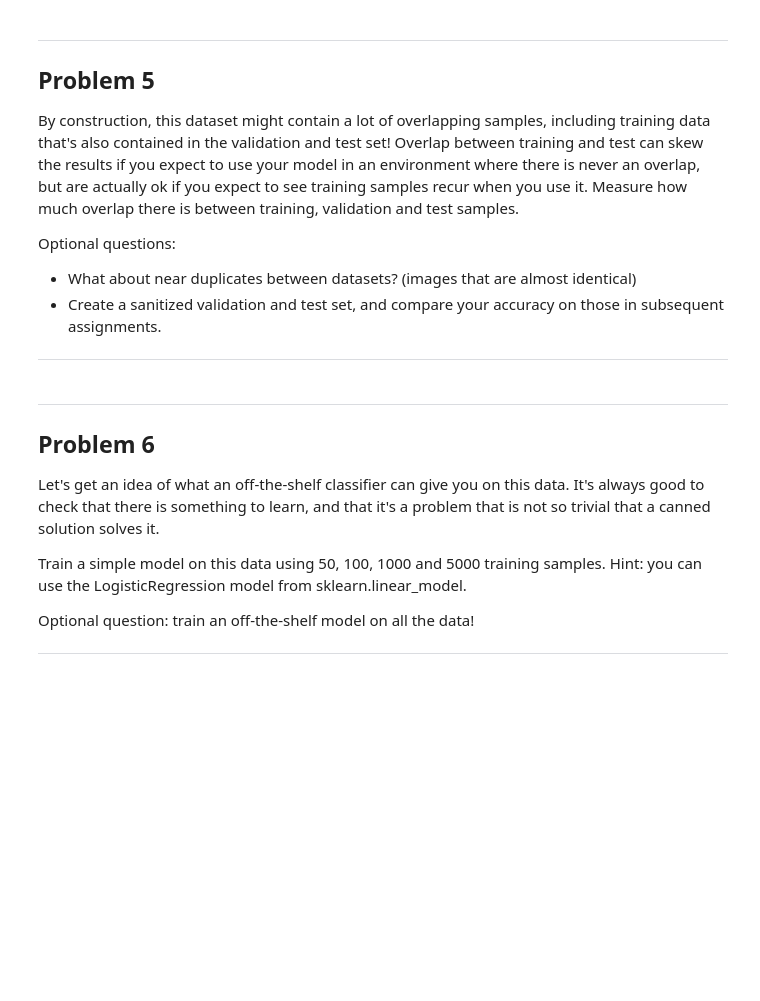
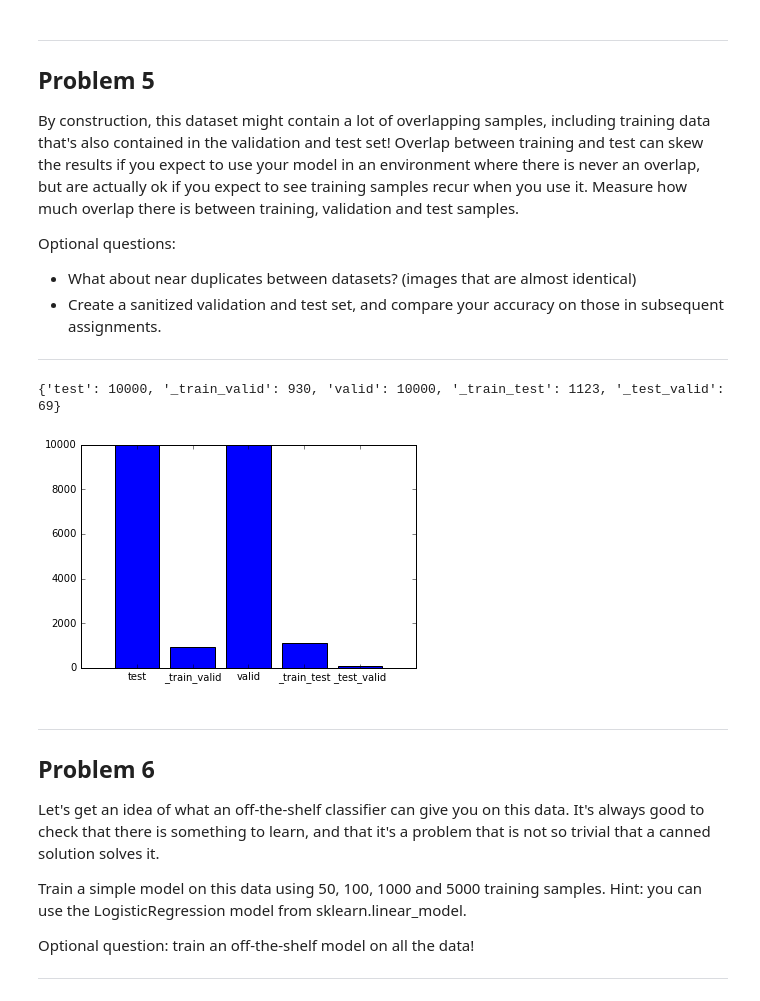
Before and after one commit to nottombrown/tensorflow, a Jupyter notebook: tensorflow/examples/udacity/1_notmnist.ipynb, the cells around one changed output. Drawn from its saved outputs; the diff is of its cells as text; code cells hidden in the pictures; blank space fills up the shorter version.

```diff
--- a/tensorflow/examples/udacity/1_notmnist.ipynb
+++ b/tensorflow/examples/udacity/1_notmnist.ipynb
@@ -229,10 +229,12 @@ def count_generator():
       print("Class {label} - {count} images".format(**locals()))
       yield (label, count)
 
-D = dict(count_generator())
-plt.bar(range(len(D)), D.values(), align='center')
-plt.xticks(range(len(D)), D.keys())
-plt.show()
+def bar_graph_from_dictionary(D):
+  plt.bar(range(len(D)), D.values(), align='center')
+  plt.xticks(range(len(D)), D.keys())
+  plt.show()
+
+bar_graph_from_dictionary(dict(count_generator()))
 # %% [output]
 Class A - 52909 images
 Class B - 52911 images
@@ -390,6 +392,41 @@ Optional questions:
 - What about near duplicates between datasets? (images that are almost identical)
 - Create a sanitized validation and test set, and compare your accuracy on those in subsequent assignments.
 ---
+# %%
+# Check for identical images in training, validation and test, put each into a set and then check intersections
+
+# https://docs.python.org/2/library/stdtypes.html#set
+
+# Make an nparray hashable by flattening it and making it a tuple
+def hashable(image):
+  return tuple(image.flat)
+
+
+def count_overlap(dataset1, dataset2):
+  dataset1_set = set([hashable(image) for image in dataset1])
+  dataset2_set = set([hashable(image) for image in dataset2])
+
+  # Take the intersection of the two sets
+  overlap = dataset1_set & dataset2_set
+  return len(overlap)
+
+
+counts = {
+#     'train_dataset': len(train_dataset),
+    'valid': len(valid_dataset),
+    'test': len(test_dataset),
+    '_train_valid': count_overlap(train_dataset, valid_dataset),
+    '_train_test': count_overlap(train_dataset, test_dataset),
+    '_test_valid': count_overlap(test_dataset, valid_dataset),
+}
+
+
+print(counts)
+
+bar_graph_from_dictionary(counts)
+# %% [output]
+{'test': 10000, '_train_valid': 930, 'valid': 10000, '_train_test': 1123, '_test_valid': 69}
+[figure, added]
 # %% [markdown]
 ---
 Problem 6
```
Also changed, not shown: parts of 1 cell of this notebook.
